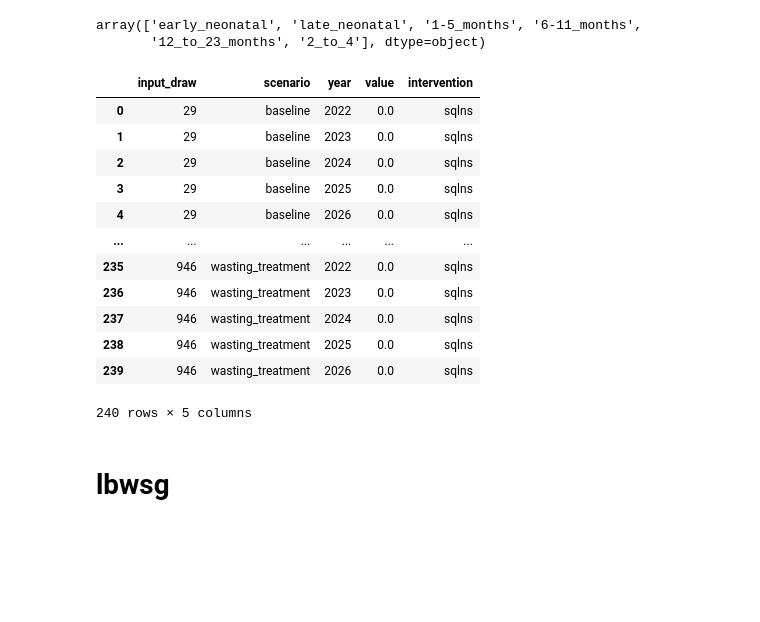
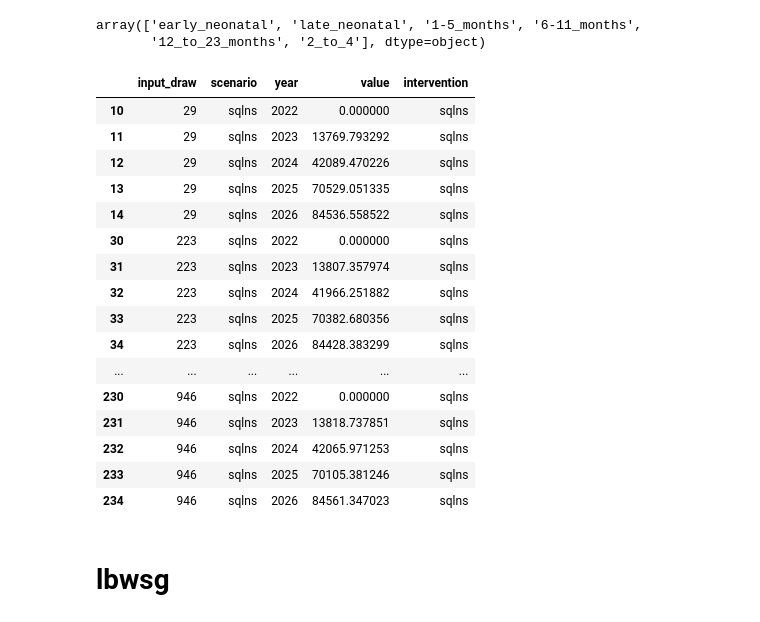
Before and after one commit to ihmeuw/vivarium_research_ciff_sam, a Jupyter notebook: results/5.3.3_intervention_counts.ipynb, the cells around one changed output. Saved outputs shown, nothing was run; the diff lists cells and outputs as text; code cells hidden in the pictures; blank space fills up the shorter version.

```diff
--- a/results/5.3.3_intervention_counts.ipynb
+++ b/results/5.3.3_intervention_counts.ipynb
@@ -107,25 +107,32 @@ array(['early_neonatal', 'late_neonatal', '1-5_months', '6-11_months',
 # %%
 sqlns = (pt.loc[(pt.age.isin(['6-11_months',
        '12_to_23_months', '2_to_4']))
                &(pt.sam_k=='alternative')
                &(pt.sq_lns=='covered')]
          .groupby(['input_draw','scenario','year']).sum())[['value']].reset_index()
 sqlns['intervention'] = 'sqlns'
 sqlns
+sqlns.scenario.unique()
+sqlns_sqlns = sqlns[sqlns['scenario']=='sqlns']
+sqlns_sqlns
 # %% [output]
 |  | input_draw | scenario | year | value | intervention |
-| 0 | 29 | baseline | 2022 | 0.0 | sqlns |
-| 1 | 29 | baseline | 2023 | 0.0 | sqlns |
-| 2 | 29 | baseline | 2024 | 0.0 | sqlns |
-| 3 | 29 | baseline | 2025 | 0.0 | sqlns |
-| 4 | 29 | baseline | 2026 | 0.0 | sqlns |
+| 10 | 29 | sqlns | 2022 | 0.000000 | sqlns |
+| 11 | 29 | sqlns | 2023 | 13769.793292 | sqlns |
+| 12 | 29 | sqlns | 2024 | 42089.470226 | sqlns |
+| 13 | 29 | sqlns | 2025 | 70529.051335 | sqlns |
+| 14 | 29 | sqlns | 2026 | 84536.558522 | sqlns |
+| 30 | 223 | sqlns | 2022 | 0.000000 | sqlns |
+| 31 | 223 | sqlns | 2023 | 13807.357974 | sqlns |
+| 32 | 223 | sqlns | 2024 | 41966.251882 | sqlns |
+| 33 | 223 | sqlns | 2025 | 70382.680356 | sqlns |
+| 34 | 223 | sqlns | 2026 | 84428.383299 | sqlns |
 | ... | ... | ... | ... | ... | ... |
-| 235 | 946 | wasting_treatment | 2022 | 0.0 | sqlns |
-| 236 | 946 | wasting_treatment | 2023 | 0.0 | sqlns |
-| 237 | 946 | wasting_treatment | 2024 | 0.0 | sqlns |
-| 238 | 946 | wasting_treatment | 2025 | 0.0 | sqlns |
-| 239 | 946 | wasting_treatment | 2026 | 0.0 | sqlns |
+| 230 | 946 | sqlns | 2022 | 0.000000 | sqlns |
+| 231 | 946 | sqlns | 2023 | 13818.737851 | sqlns |
+| 232 | 946 | sqlns | 2024 | 42065.971253 | sqlns |
+| 233 | 946 | sqlns | 2025 | 70105.381246 | sqlns |
+| 234 | 946 | sqlns | 2026 | 84561.347023 | sqlns |
-240 rows × 5 columns
 # %% [markdown]
 # lbwsg
 # %%
```
Also changed, not shown: parts of 6 cells of this notebook.
